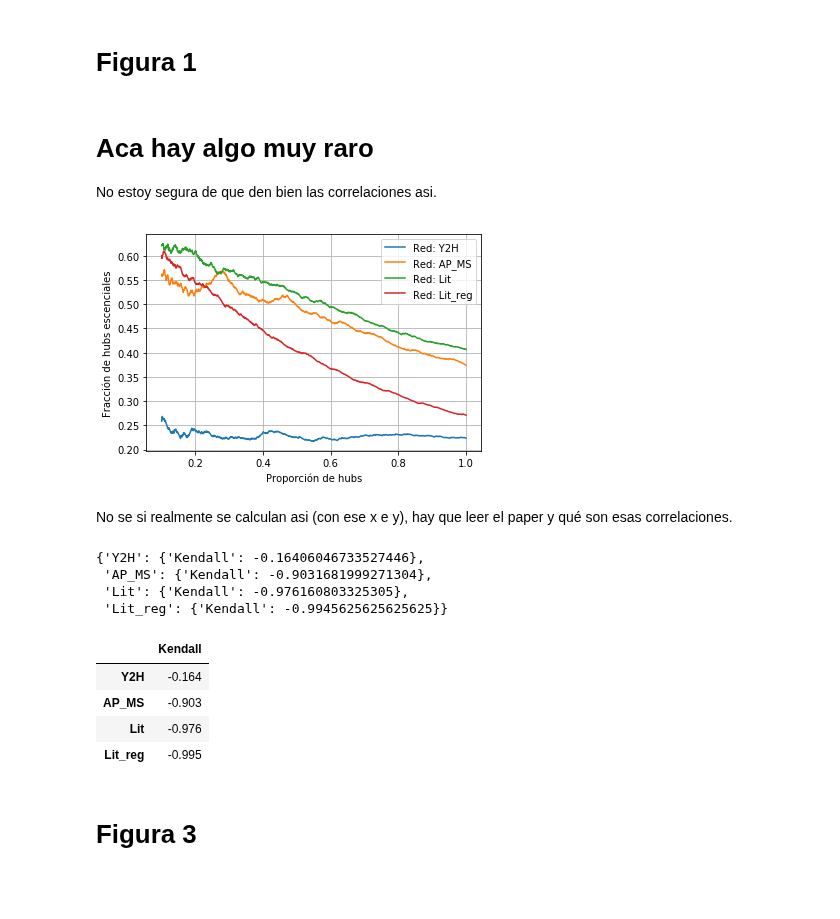
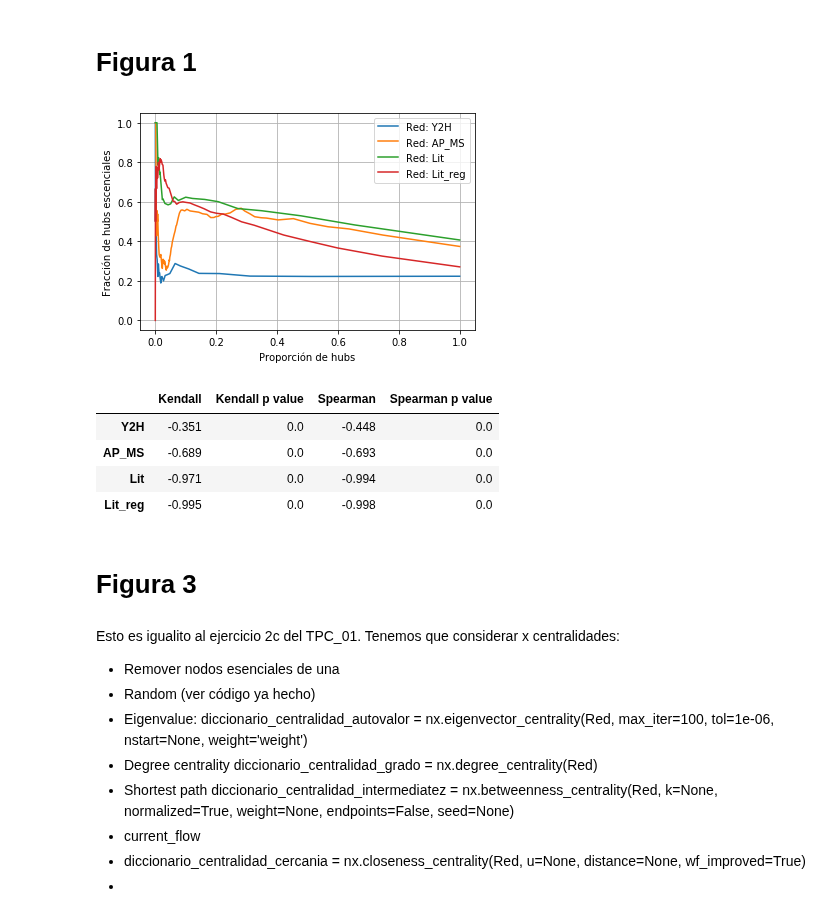
Before and after one commit to LunaKadysz/Redes, a Jupyter notebook: TPC_03/TPC_03.ipynb, the cells around one changed output. Saved outputs shown, nothing was run; the diff lists cells and outputs as text; code cells hidden in the pictures; blank space fills up the shorter version.

```diff
--- a/TPC_03/TPC_03.ipynb
+++ b/TPC_03/TPC_03.ipynb
@@ -189,45 +177,65 @@ def calcular_fraccion_esenciales(Red):
-# %% [markdown]
-# Aca hay algo muy raro
-No estoy segura de que den bien las correlaciones asi.
+# %%
+from operator import itemgetter
+
+def calcular_esenciales(red):
+
+    nodos = list(map(itemgetter(0), grados_ordenados[red])) #lista de nodos ordenados por grado
+    orden_grados = list(map(itemgetter(1), grados_ordenados[red])) #grados de dichos nodos
+
+    hub_definition = []
+    fraccion_hubs_esenciales = []
+
+    for i in orden_grados:
+        lista_nodos = []
+        for j in range(0,len(nodos)):
+            if orden_grados[j] >= i:
+                lista_nodos.append(nodos[j]) #solo si tienen mayor grado
+
+        hub_definition.append(len(lista_nodos) / redes_dict[red]['Nodos']) #propocion de nodos que tomo como hub
+        hubs_esenciales = set(lista_nodos).intersection(lista_esenciales) #nodos esenciales dentro de los hubs
+        fraccion_hubs_esenciales.append(len(hubs_esenciales) / len(lista_nodos) ) #fraccion entre los hubs de esenciales
+
+    return hub_definition, fraccion_hubs_esenciales
 # %%
 correlaciones = {}
 for red in redes_dict.keys():
-    x, y = calcular_fraccion_esenciales(red)
+    x, y = calcular_esenciales(red)
     correlaciones[red] = {}
     correlaciones[red]['Kendall'] = scipy.kendalltau(x,y)[0]
-
-    #correlaciones[red]['Kendall p value'] = (scipy.kendalltau(x,y)[1])
-    #correlaciones[red]['Spearman'] = scipy.spearmanr(x,y)[0]
-    #correlaciones[red]['Spearman p value'] = scipy.spearmanr(x,y)[1]
+    correlaciones[red]['Kendall p value'] = (scipy.kendalltau(x,y)[1])
+    correlaciones[red]['Spearman'] = scipy.spearmanr(x,y)[0]
+    correlaciones[red]['Spearman p value'] = scipy.spearmanr(x,y)[1]
     plt.plot(x, y, label = f'Red: {red}')
     plt.xlabel('Proporción de hubs')
     plt.ylabel('Fracción de hubs escenciales')
     plt.legend()
 
 
 plt.grid()
 plt.show()
 # %% [output]
-[figure, old version]
+[figure, new version]
-# %% [markdown]
-No se si realmente se calculan asi (con ese x e y), hay que leer el paper y qué son esas correlaciones.
-# %%
-correlaciones
-# %% [output]
-{'Y2H': {'Kendall': -0.16406046733527446},
- 'AP_MS': {'Kendall': -0.9031681999271304},
- 'Lit': {'Kendall': -0.976160803325305},
- 'Lit_reg': {'Kendall': -0.9945625625625625}}
 # %%
 correlaciones_df = correlaciones.copy() #no modificar data
 df = pd.DataFrame(correlaciones_df).transpose()
 df = df.astype(float).round(3)
 df
 # %% [output]
-|  | Kendall |
-| Y2H | -0.164 |
-| AP_MS | -0.903 |
-| Lit | -0.976 |
-| Lit_reg | -0.995 |
+|  | Kendall | Kendall p value | Spearman | Spearman p value |
+| Y2H | -0.351 | 0.0 | -0.448 | 0.0 |
+| AP_MS | -0.689 | 0.0 | -0.693 | 0.0 |
+| Lit | -0.971 | 0.0 | -0.994 | 0.0 |
+| Lit_reg | -0.995 | 0.0 | -0.998 | 0.0 |
 # %% [markdown]
 # Figura 3
+# %% [markdown]
+Esto es igualito al ejercicio 2c del TPC_01.
+Tenemos que considerar x centralidades:
+* Remover nodos esenciales de una
+* Random (ver código ya hecho)
+* Eigenvalue: diccionario_centralidad_autovalor = nx.eigenvector_centrality(Red, max_iter=100, tol=1e-06, nstart=None, weight='weight')
+* Degree centrality diccionario_centralidad_grado = nx.degree_centrality(Red)
+* Shortest path diccionario_centralidad_intermediatez = nx.betweenness_centrality(Red, k=None, normalized=True, weight=None, endpoints=False, seed=None)
+* current_flow
+* diccionario_centralidad_cercania = nx.closeness_centrality(Red, u=None, distance=None, wf_improved=True)
+*
```
Also changed, not shown: parts of 1 cell of this notebook.
